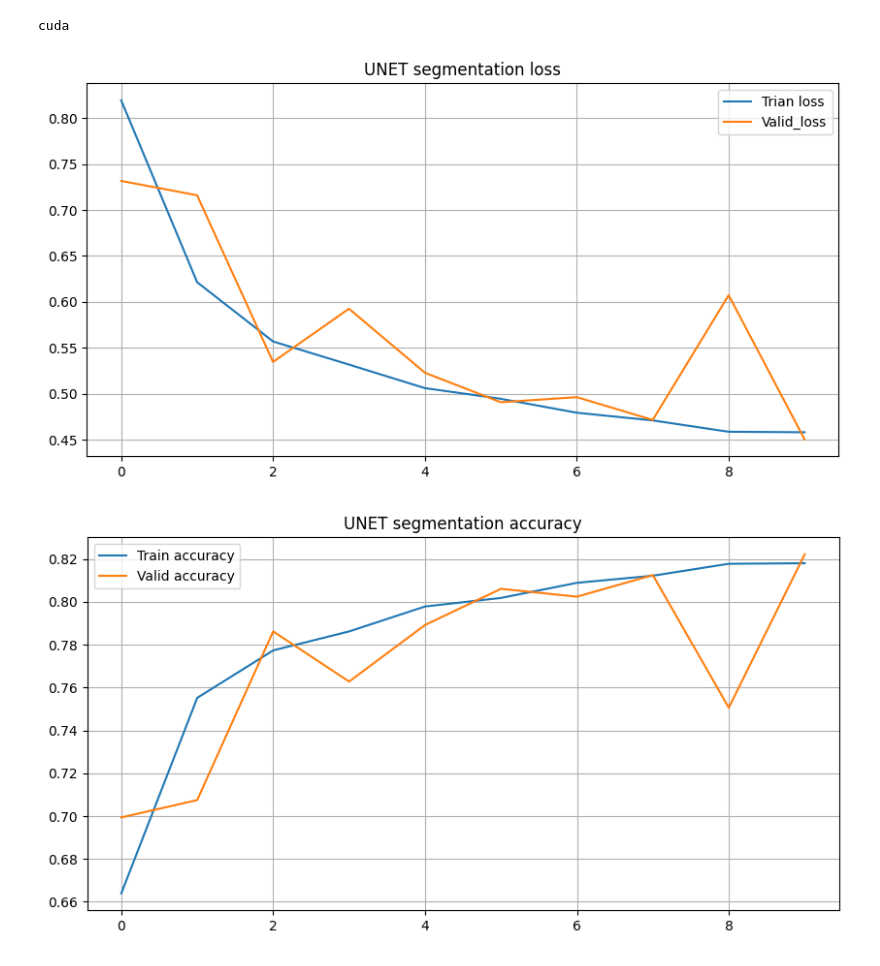
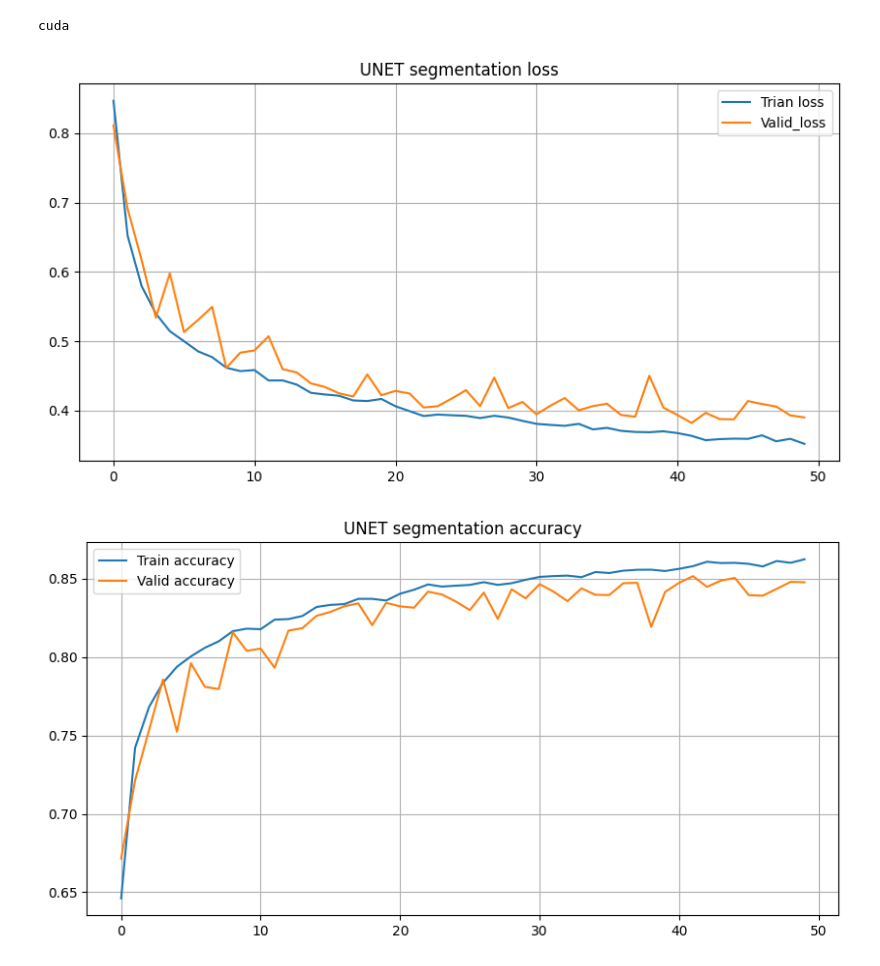
Before and after one commit to SergeBurnt/DLE_study_CV, a Jupyter notebook: segmentation_OxfordPets/Segmintation_OxfordPet.ipynb, the cells around one changed output. Saved outputs shown, nothing was run; the diff lists cells and outputs as text; code cells hidden in the pictures.

```diff
--- a/segmentation_OxfordPets/Segmintation_OxfordPet.ipynb
+++ b/segmentation_OxfordPets/Segmintation_OxfordPet.ipynb
@@ -180,18 +199,35 @@ def whole_train_valid_cycle(model, num_epochs, title, sched=False):
 
         clear_output()
 
-        plot_stats(train_loss_history, valid_loss_history, train_accuracy_history, valid_accuracy_history, title)
+        plot_stats(
+            train_loss_history,
+            valid_loss_history,
+            train_accuracy_history,
+            valid_accuracy_history,
+            title,
+        )
 
         if sched:
             scheduler.step()
 # %%
 def conv_plus_conv(in_channels: int, out_channels: int):
     return nn.Sequential(
-        nn.Conv2d(in_channels=in_channels, out_channels=out_channels, kernel_size=3, stride=1, padding=1),
+        nn.Conv2d(
+            in_channels=in_channels,
+            out_channels=out_channels,
+            kernel_size=3,
+            stride=1,
+            padding=1,
+        ),
         nn.BatchNorm2d(num_features=out_channels),
         nn.LeakyReLU(0.2),
-
-        nn.Conv2d(in_channels=out_channels, out_channels=out_channels, kernel_size=3, stride=1, padding=1),
+        nn.Conv2d(
+            in_channels=out_channels,
+            out_channels=out_channels,
+            kernel_size=3,
+            stride=1,
+            padding=1,
+        ),
         nn.BatchNorm2d(num_features=out_channels),
         nn.LeakyReLU(0.2),
     )
@@ -203,15 +239,22 @@ class UNET(nn.Module):
         base_channels = 16
 
         self.down1 = conv_plus_conv(in_channels=3, out_channels=base_channels)
-        self.down2 = conv_plus_conv(in_channels=base_channels, out_channels=base_channels * 2)
+        self.down2 = conv_plus_conv(
+            in_channels=base_channels, out_channels=base_channels * 2
+        )
 
-        self.up1 = conv_plus_conv(in_channels=base_channels * 2, out_channels=base_channels)
-        self.up2 = conv_plus_conv(in_channels=base_channels * 4, out_channels=base_channels)
+        self.up1 = conv_plus_conv(
+            in_channels=base_channels * 2, out_channels=base_channels
+        )
+        self.up2 = conv_plus_conv(
+            in_channels=base_channels * 4, out_channels=base_channels
+        )
 
-        self.bottleneck = conv_plus_conv(in_channels=base_channels * 2, out_channels=base_channels * 2)
+        self.bottleneck = conv_plus_conv(
+            in_channels=base_channels * 2, out_channels=base_channels * 2
+        )
         self.out = nn.Conv2d(in_channels=base_channels, out_channels=3, kernel_size=1)
         self.downsample = nn.MaxPool2d(kernel_size=2, stride=2)
-
 
     def forward(self, x):
         residual1 = self.down1(x)
@@ -247,8 +290,8 @@ scheduler = StepLR(optimizer, step_size=10)
 # %%
-whole_train_valid_cycle(model, 30, "UNET segmentation")
+whole_train_valid_cycle(model, 50, "UNET segmentation")
 # %% [output]
-[figure, old version]
+[figure, new version]
-[figure, old version]
+[figure, new version]
 # %%
 visualize(model, next(iter(valid_loader)))
 # %% [output]
```
Also changed, not shown: parts of 8 cells of this notebook, 1 other file.
